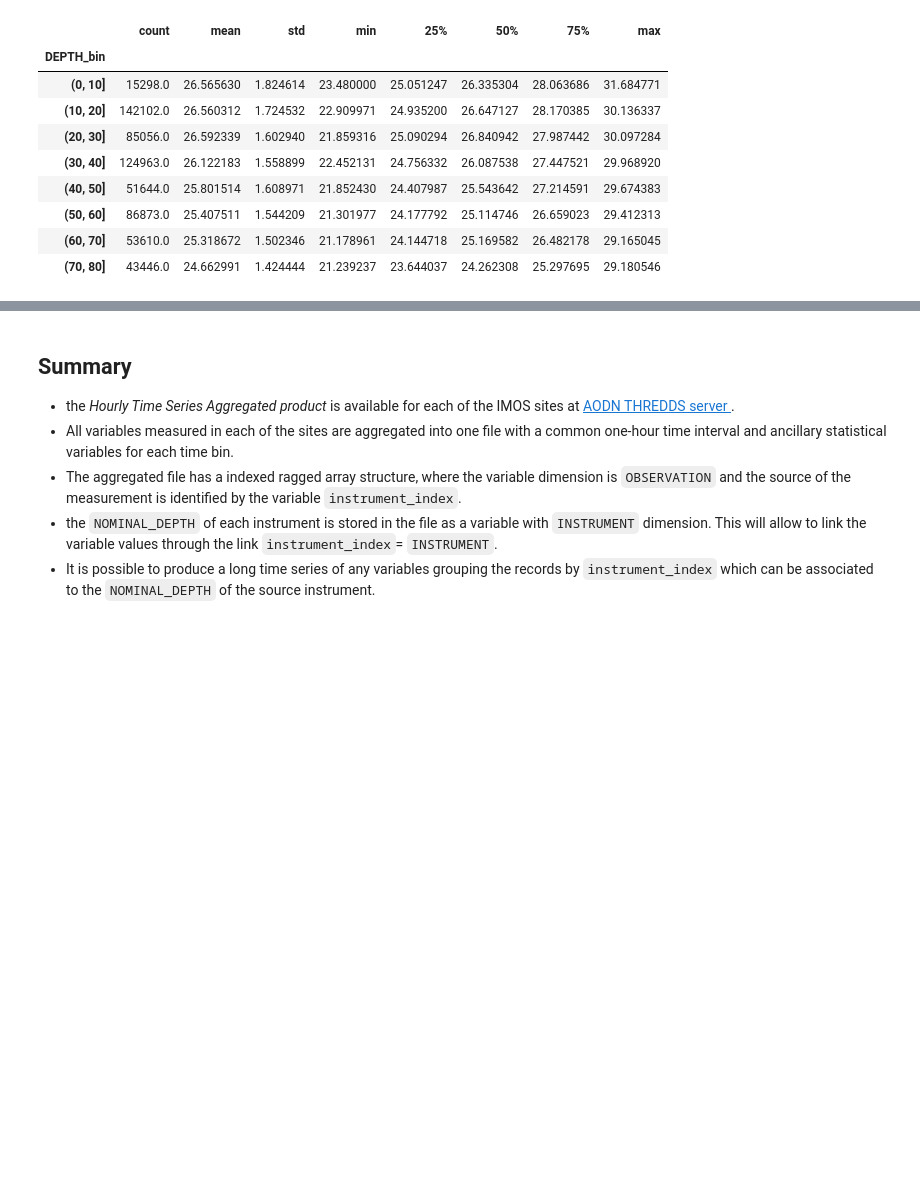
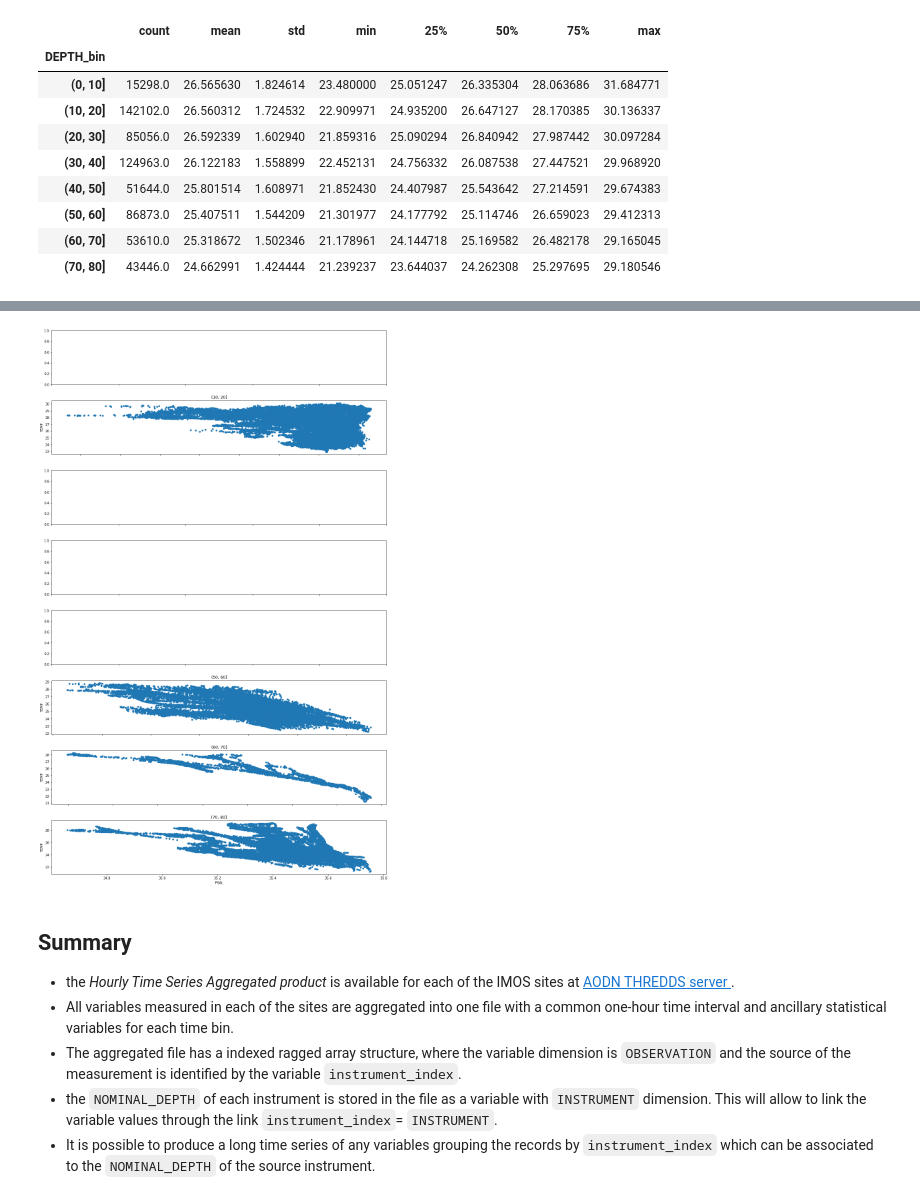
Before and after one commit to aodn/imos-user-code-library, a Jupyter notebook: Python/notebooks/ANMN_LTSP_hourlytimeseries_Demo.ipynb, the cells around one changed output, grey strips where cells are left out. Saved outputs shown, nothing was run; the diff lists cells and outputs as text; code cells hidden in the pictures; blank space fills up the shorter version.

```diff
--- a/Python/notebooks/ANMN_LTSP_hourlytimeseries_Demo.ipynb
+++ b/Python/notebooks/ANMN_LTSP_hourlytimeseries_Demo.ipynb
@@ -286,3 +306,17 @@ df_grouped.TEMP.describe()
+# %%
+fig, ax = plt.subplots(nrows, ncols, figsize = (18,30), sharex='col', sharey='row')
+
+for i, (name, group) in enumerate(df_grouped):
+    ## check for full PSAL NaN in the group
+    if not group.PSAL.isnull().values.all():
+        ax = plt.subplot(nrows, ncols, i+1)
+        group.plot.scatter(x='PSAL', y='TEMP', ax=ax, sharex=True, sharey=True)
+        ax.set_title(name)
+
+plt.subplots_adjust(hspace=0.3)
+plt.show()
+# %% [output]
+[figure, added]
 # %% [markdown]
 ## Summary
 
```
Also changed, not shown: parts of 8 cells of this notebook.
